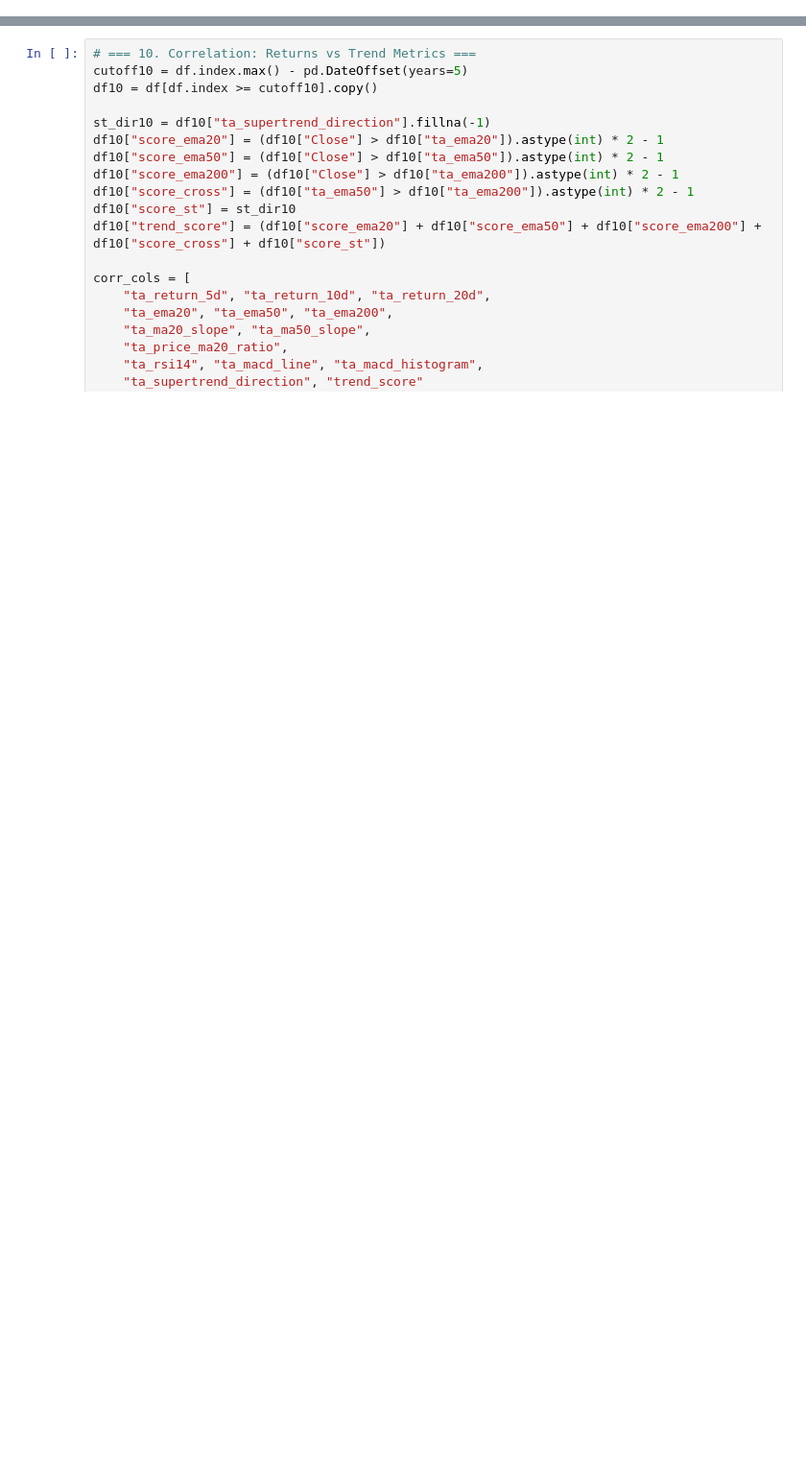
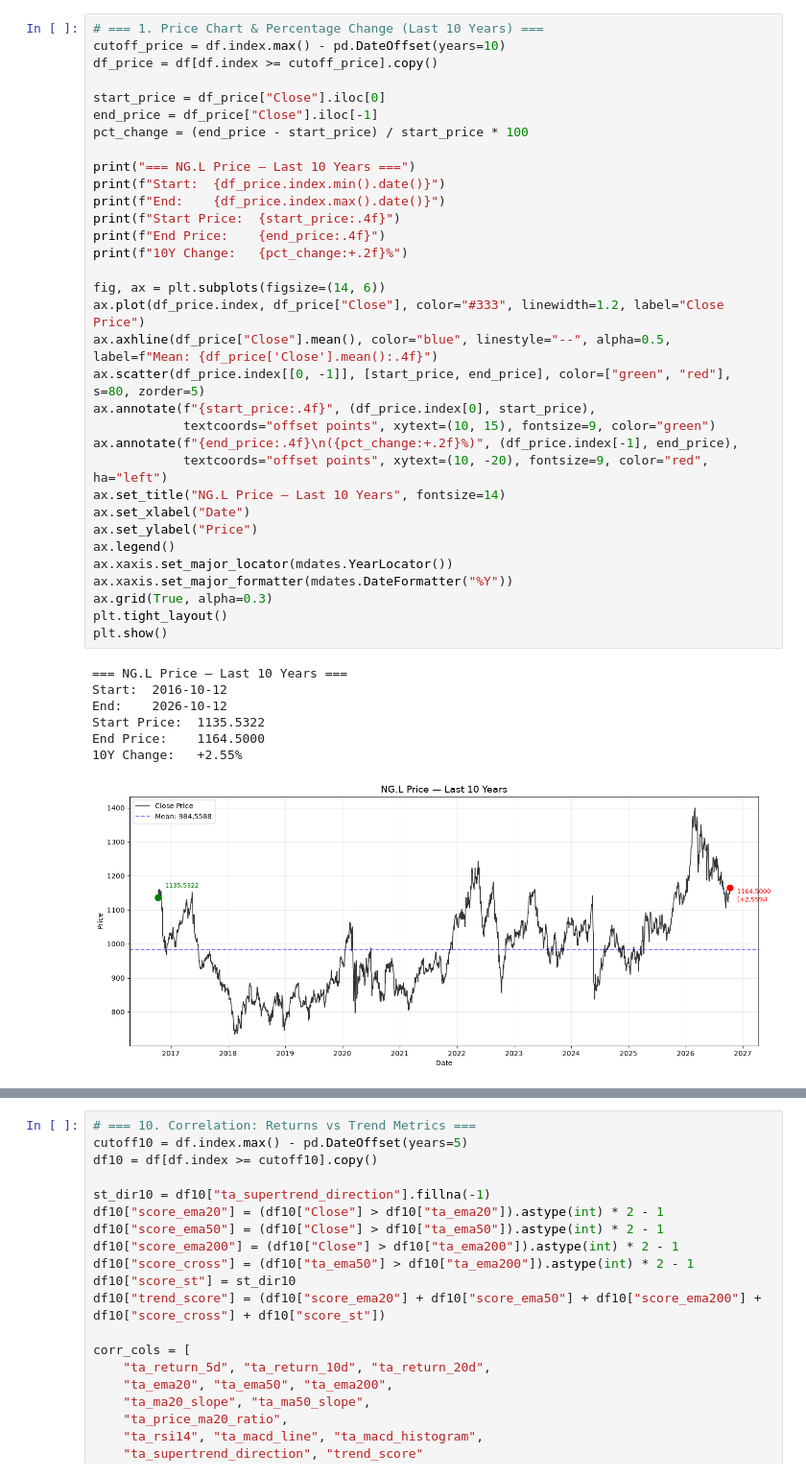
Before and after one commit to gavinklfong/stock-market-ta-local, a Jupyter notebook: notebook/trend_analysis.ipynb, the cells around one changed output, grey strips where cells are left out. Shown at 96% size. Drawn from its saved outputs; the diff is of its cells as text; blank space fills up the shorter version.

```diff
--- a/notebook/trend_analysis.ipynb
+++ b/notebook/trend_analysis.ipynb
@@ -7,6 +8,47 @@ import matplotlib.dates as mdates
 # Load data
 df = pd.read_csv("../data/ta-data/NG.L.csv", parse_dates=["Date"])
 df.set_index("Date", inplace=True)
+# %%
+# === 1. Price Chart & Percentage Change (Last 10 Years) ===
+cutoff_price = df.index.max() - pd.DateOffset(years=10)
+df_price = df[df.index >= cutoff_price].copy()
+
+start_price = df_price["Close"].iloc[0]
+end_price = df_price["Close"].iloc[-1]
+pct_change = (end_price - start_price) / start_price * 100
+
+print("=== NG.L Price — Last 10 Years ===")
+print(f"Start:  {df_price.index.min().date()}")
+print(f"End:    {df_price.index.max().date()}")
+print(f"Start Price:  {start_price:.4f}")
+print(f"End Price:    {end_price:.4f}")
+print(f"10Y Change:   {pct_change:+.2f}%")
+
+fig, ax = plt.subplots(figsize=(14, 6))
+ax.plot(df_price.index, df_price["Close"], color="#333", linewidth=1.2, label="Close Price")
+ax.axhline(df_price["Close"].mean(), color="blue", linestyle="--", alpha=0.5, label=f"Mean: {df_price['Close'].mean():.4f}")
+ax.scatter(df_price.index[[0, -1]], [start_price, end_price], color=["green", "red"], s=80, zorder=5)
+ax.annotate(f"{start_price:.4f}", (df_price.index[0], start_price),
+            textcoords="offset points", xytext=(10, 15), fontsize=9, color="green")
+ax.annotate(f"{end_price:.4f}\n({pct_change:+.2f}%)", (df_price.index[-1], end_price),
+            textcoords="offset points", xytext=(10, -20), fontsize=9, color="red", ha="left")
+ax.set_title("NG.L Price — Last 10 Years", fontsize=14)
+ax.set_xlabel("Date")
+ax.set_ylabel("Price")
+ax.legend()
+ax.xaxis.set_major_locator(mdates.YearLocator())
+ax.xaxis.set_major_formatter(mdates.DateFormatter("%Y"))
+ax.grid(True, alpha=0.3)
+plt.tight_layout()
+plt.show()
+# %% [output]
+=== NG.L Price — Last 10 Years ===
+Start:  2016-10-12
+End:    2026-10-12
+Start Price:  1135.5322
+End Price:    1164.5000
+10Y Change:   +2.55%
+[figure, added]
 # %%
 # === 2. EMA20 ===
 ema20 = df["ta_ema20"]
```
Also changed, not shown: parts of 15 cells of this notebook, 1 other file.
